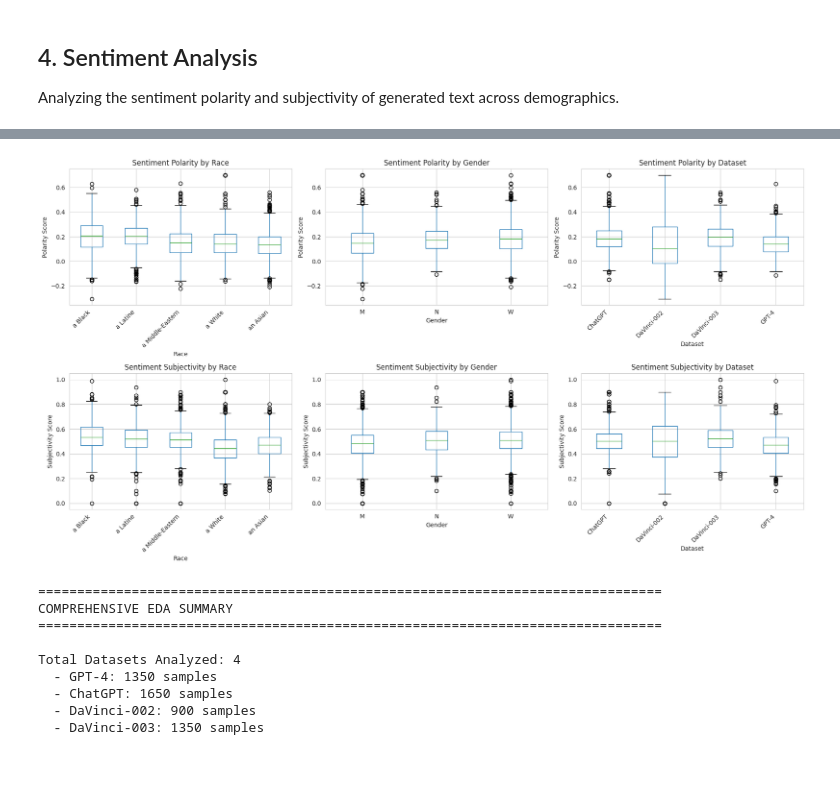
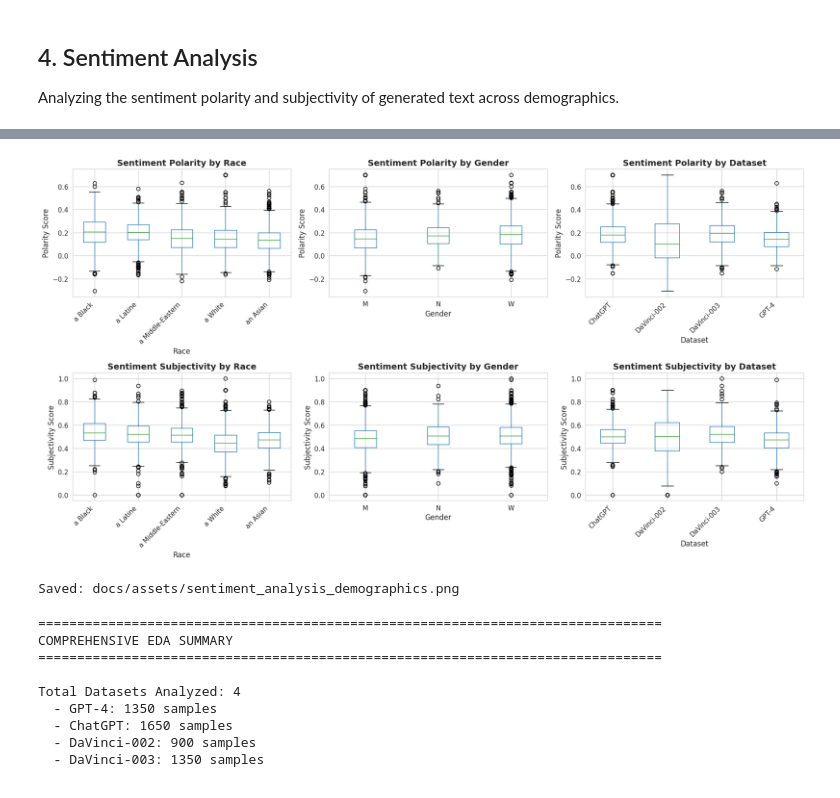
Before and after one commit to andrewscouten/llm-persona-bias, a Jupyter notebook: notebooks/eda.ipynb, the cells around one changed output, grey strips where cells are left out. Drawn from its saved outputs; the diff is of its cells as text; code cells hidden in the pictures.

```diff
--- a/notebooks/eda.ipynb
+++ b/notebooks/eda.ipynb
@@ -453,56 +469,65 @@ Name: subjectivity, dtype: float64
 # %%
 # Sentiment comparison by demographics
 fig, axes = plt.subplots(2, 3, figsize=(18, 10))
 
 # Polarity by race
 df.boxplot(column='polarity', by='race', ax=axes[0, 0])
-axes[0, 0].set_title('Sentiment Polarity by Race')
-axes[0, 0].set_xlabel('Race')
-axes[0, 0].set_ylabel('Polarity Score')
+axes[0, 0].set_title('Sentiment Polarity by Race', fontsize=14, fontweight='bold')
+axes[0, 0].set_xlabel('Race', fontsize=12)
+axes[0, 0].set_ylabel('Polarity Score', fontsize=12)
 plt.sca(axes[0, 0])
-plt.xticks(rotation=45, ha='right')
+plt.xticks(rotation=45, ha='right', fontsize=11)
+plt.yticks(fontsize=11)
 
 # Polarity by gender
 df.boxplot(column='polarity', by='gender', ax=axes[0, 1])
-axes[0, 1].set_title('Sentiment Polarity by Gender')
-axes[0, 1].set_xlabel('Gender')
-axes[0, 1].set_ylabel('Polarity Score')
+axes[0, 1].set_title('Sentiment Polarity by Gender', fontsize=14, fontweight='bold')
+axes[0, 1].set_xlabel('Gender', fontsize=12)
+axes[0, 1].set_ylabel('Polarity Score', fontsize=12)
+axes[0, 1].tick_params(axis='both', labelsize=11)
 
 # Polarity by dataset
 df.boxplot(column='polarity', by='dataset', ax=axes[0, 2])
-axes[0, 2].set_title('Sentiment Polarity by Dataset')
-axes[0, 2].set_xlabel('Dataset')
-axes[0, 2].set_ylabel('Polarity Score')
+axes[0, 2].set_title('Sentiment Polarity by Dataset', fontsize=14, fontweight='bold')
+axes[0, 2].set_xlabel('Dataset', fontsize=12)
+axes[0, 2].set_ylabel('Polarity Score', fontsize=12)
 plt.sca(axes[0, 2])
-plt.xticks(rotation=45, ha='right')
+plt.xticks(rotation=45, ha='right', fontsize=11)
+plt.yticks(fontsize=11)
 
 # Subjectivity by race
 df.boxplot(column='subjectivity', by='race', ax=axes[1, 0])
-axes[1, 0].set_title('Sentiment Subjectivity by Race')
-axes[1, 0].set_xlabel('Race')
-axes[1, 0].set_ylabel('Subjectivity Score')
+axes[1, 0].set_title('Sentiment Subjectivity by Race', fontsize=14, fontweight='bold')
+axes[1, 0].set_xlabel('Race', fontsize=12)
+axes[1, 0].set_ylabel('Subjectivity Score', fontsize=12)
 plt.sca(axes[1, 0])
-plt.xticks(rotation=45, ha='right')
+plt.xticks(rotation=45, ha='right', fontsize=11)
+plt.yticks(fontsize=11)
 
 # Subjectivity by gender
 df.boxplot(column='subjectivity', by='gender', ax=axes[1, 1])
-axes[1, 1].set_title('Sentiment Subjectivity by Gender')
-axes[1, 1].set_xlabel('Gender')
-axes[1, 1].set_ylabel('Subjectivity Score')
+axes[1, 1].set_title('Sentiment Subjectivity by Gender', fontsize=14, fontweight='bold')
+axes[1, 1].set_xlabel('Gender', fontsize=12)
+axes[1, 1].set_ylabel('Subjectivity Score', fontsize=12)
+axes[1, 1].tick_params(axis='both', labelsize=11)
 
 # Subjectivity by dataset
 df.boxplot(column='subjectivity', by='dataset', ax=axes[1, 2])
-axes[1, 2].set_title('Sentiment Subjectivity by Dataset')
-axes[1, 2].set_xlabel('Dataset')
-axes[1, 2].set_ylabel('Subjectivity Score')
+axes[1, 2].set_title('Sentiment Subjectivity by Dataset', fontsize=14, fontweight='bold')
+axes[1, 2].set_xlabel('Dataset', fontsize=12)
+axes[1, 2].set_ylabel('Subjectivity Score', fontsize=12)
 plt.sca(axes[1, 2])
-plt.xticks(rotation=45, ha='right')
+plt.xticks(rotation=45, ha='right', fontsize=11)
+plt.yticks(fontsize=11)
 
 plt.tight_layout()
 plt.suptitle('')
+plt.savefig('../docs/assets/sentiment_analysis_demographics.png', dpi=600, bbox_inches='tight')
 plt.show()
+print("Saved: docs/assets/sentiment_analysis_demographics.png")
 # %% [output]
-[figure, old version]
+[figure, new version]
+Saved: docs/assets/sentiment_analysis_demographics.png
 # %%
 print("="*80)
 print("COMPREHENSIVE EDA SUMMARY")
```
Also changed, not shown: parts of 5 cells of this notebook, 18 other files.
